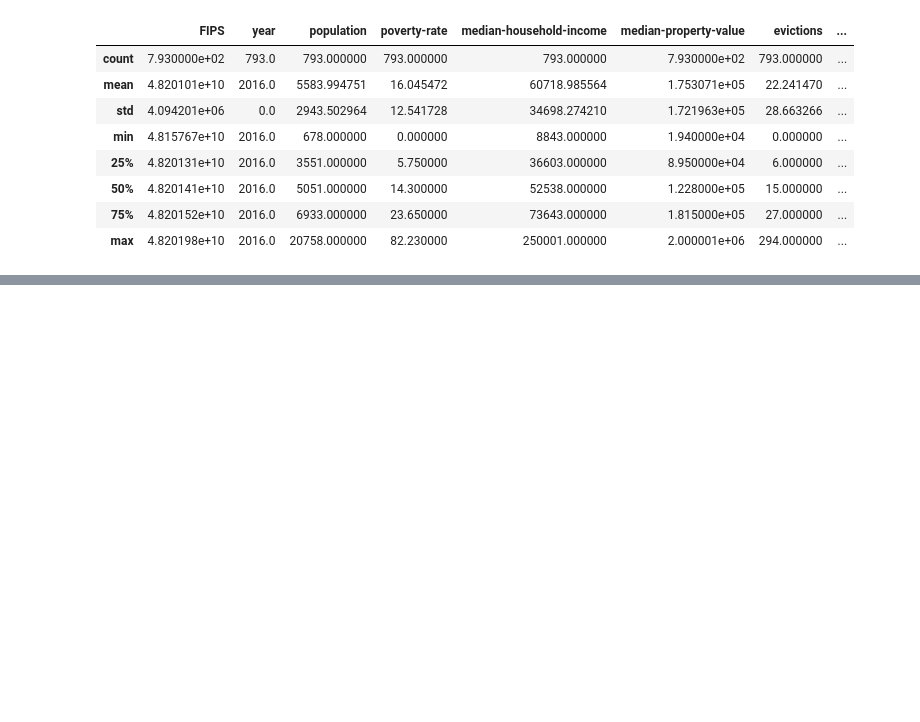
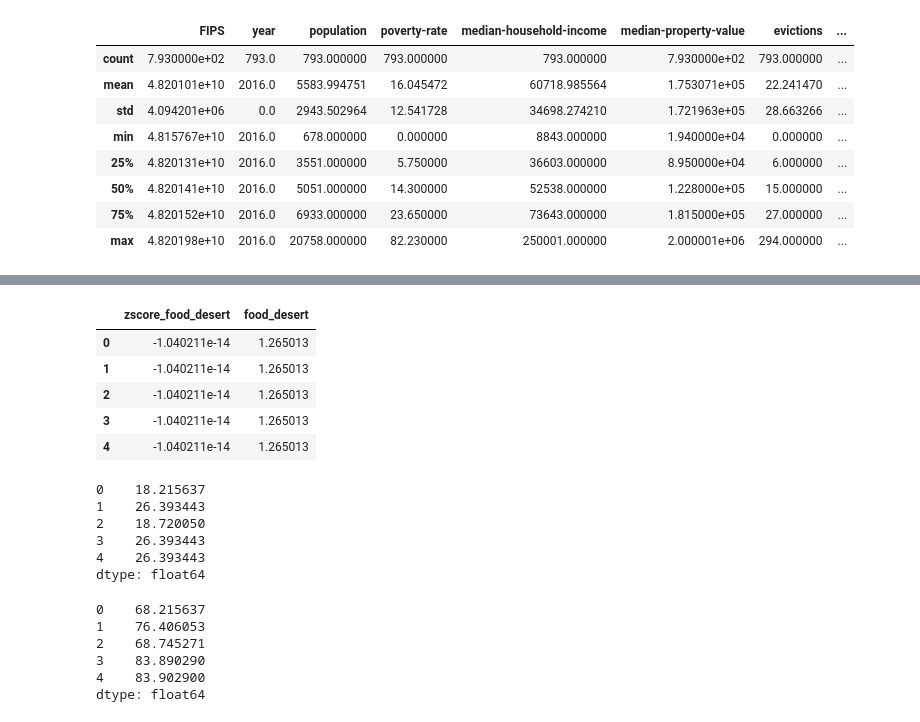
Before and after one commit to eccadena/FIPS_Investment_Decision_Project, a Jupyter notebook: notebooks/eric_RentRiskIndex.ipynb, the cells around one changed output, grey strips where cells are left out. Drawn from its saved outputs; the diff is of its cells as text; code cells hidden in the pictures; blank space fills up the shorter version.

```diff
--- a/notebooks/eric_RentRiskIndex.ipynb
+++ b/notebooks/eric_RentRiskIndex.ipynb
@@ -175,0 +198,11 @@ pn.Column(
+# %%
+full_dataset['zscore_food_desert'] = (full_dataset.food_desert - full_dataset.food_desert.mean())/full_dataset.food_desert.std(ddof=0)*10
+# %%
+full_dataset[['zscore_food_desert','food_desert']].head()
+# %% [output]
+|  | zscore_food_desert | food_desert |
+| 0 | -1.040211e-14 | 1.265013 |
+| 1 | -1.040211e-14 | 1.265013 |
+| 2 | -1.040211e-14 | 1.265013 |
+| 3 | -1.040211e-14 | 1.265013 |
+| 4 | -1.040211e-14 | 1.265013 |
@@ -175,0 +215,18 @@ pn.Column(
+# %%
+df_pct[['poverty-rate','median-household-income','SVI INDEX', 'food_desert','Rating']].apply(np.sum, axis=1).head()
+# %% [output]
+0    18.215637
+1    26.393443
+2    18.720050
+3    26.393443
+4    26.393443
+dtype: float64
+# %%
+df_pct.apply(np.sum, axis=1).head()
+# %% [output]
+0    68.215637
+1    76.406053
+2    68.745271
+3    83.890290
+4    83.902900
+dtype: float64
```
Also changed, not shown: parts of 7 cells of this notebook.
